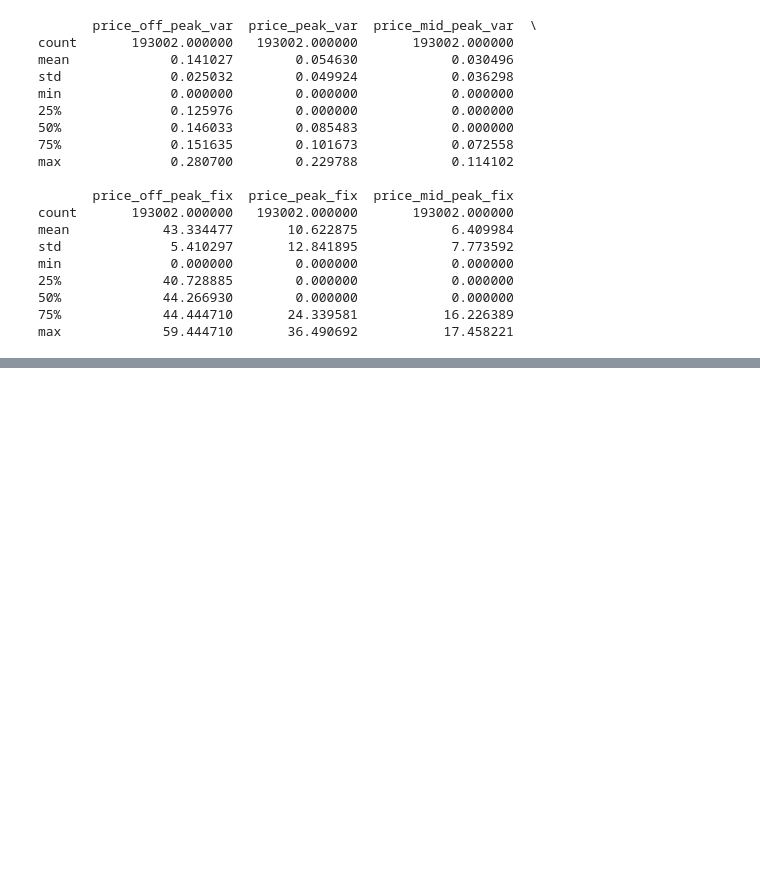
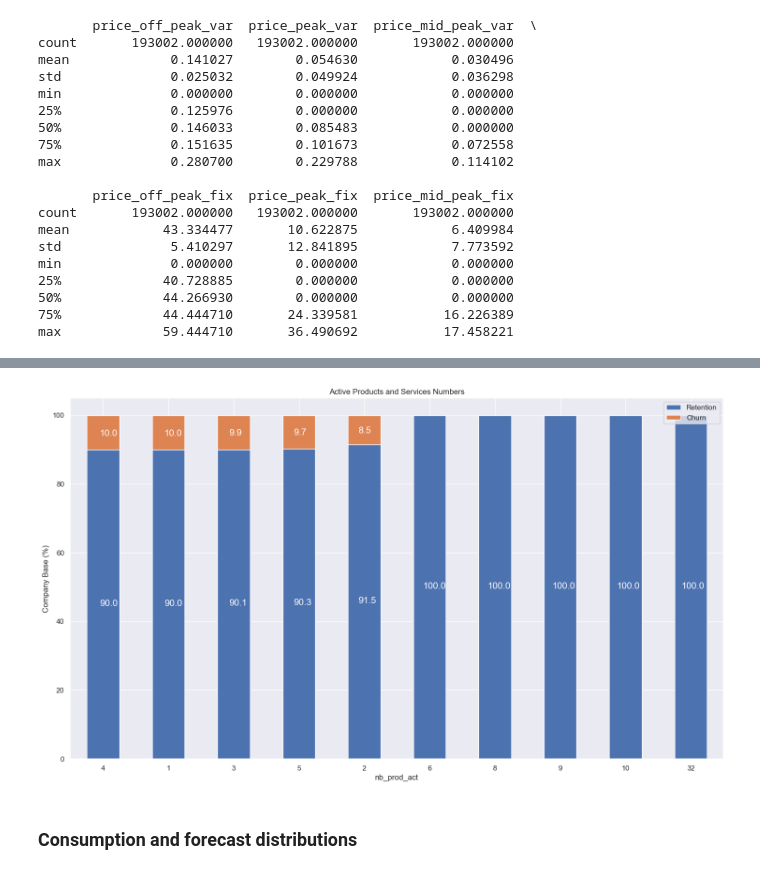
Before and after one commit to YoonaZhang/bcg-x-customer-churn, a Jupyter notebook: notebooks/customer_churn_analysis.ipynb, the cells around one changed output, grey strips where cells are left out. Saved outputs shown, nothing was run; the diff lists cells and outputs as text; code cells hidden in the pictures; blank space fills up the shorter version.

```diff
--- a/notebooks/customer_churn_analysis.ipynb
+++ b/notebooks/customer_churn_analysis.ipynb
@@ -290,0 +203,10 @@ The workflow describes customer and pricing data, visualizes churn and consumpti
+# %%
+Active = client_df[['id', 'nb_prod_act', 'churn']]
+Active = Active.groupby(['nb_prod_act', 'churn'])['id'].count().unstack(level=1).fillna(0)
+Active_products_churn = (Active.div(Active.sum(axis=1), axis=0) * 100).sort_values(by=[1], ascending=False)
+# %%
+plot_stacked_bars(Active_products_churn, 'Active Products and Services Numbers')
+# %% [output]
+[figure, added]
+# %% [markdown]
+### Consumption and forecast distributions
```
Also changed, not shown: parts of 78 cells of this notebook, 1 other file.
